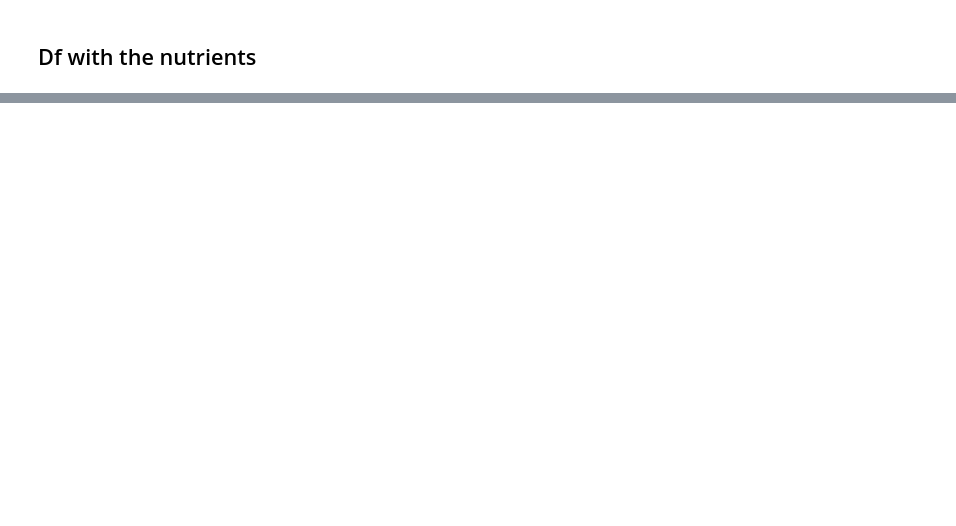
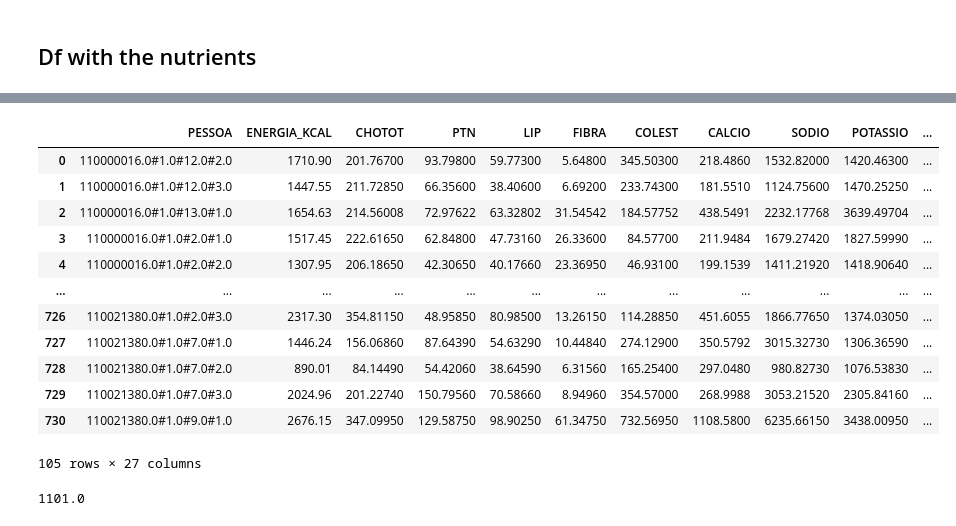
Before and after one commit to thalyson004/nutrition-study, a Jupyter notebook: notebooks/test.ipynb, the cells around one changed output, grey strips where cells are left out. Cells and saved outputs as stored; diff of their text form; code cells hidden in the pictures; blank space fills up the shorter version.

Commit message:
[002] Add sample of splitting into stratas.

```diff
--- a/notebooks/test.ipynb
+++ b/notebooks/test.ipynb
@@ -99,0 +118,23 @@ get_nutrients_dif(dfPerson)
+# %%
+splitted = split_into_stratas(dfPerson)
+# %%
+splitted[1101]
+# %% [output]
+|  | PESSOA | ENERGIA_KCAL | CHOTOT | PTN | LIP | FIBRA | COLEST | CALCIO | SODIO | POTASSIO | ... |
+| 0 | 110000016.0#1.0#12.0#2.0 | 1710.90 | 201.76700 | 93.79800 | 59.77300 | 5.64800 | 345.50300 | 218.4860 | 1532.82000 | 1420.46300 | ... |
+| 1 | 110000016.0#1.0#12.0#3.0 | 1447.55 | 211.72850 | 66.35600 | 38.40600 | 6.69200 | 233.74300 | 181.5510 | 1124.75600 | 1470.25250 | ... |
+| 2 | 110000016.0#1.0#13.0#1.0 | 1654.63 | 214.56008 | 72.97622 | 63.32802 | 31.54542 | 184.57752 | 438.5491 | 2232.17768 | 3639.49704 | ... |
+| 3 | 110000016.0#1.0#2.0#1.0 | 1517.45 | 222.61650 | 62.84800 | 47.73160 | 26.33600 | 84.57700 | 211.9484 | 1679.27420 | 1827.59990 | ... |
+| 4 | 110000016.0#1.0#2.0#2.0 | 1307.95 | 206.18650 | 42.30650 | 40.17660 | 23.36950 | 46.93100 | 199.1539 | 1411.21920 | 1418.90640 | ... |
+| ... | ... | ... | ... | ... | ... | ... | ... | ... | ... | ... | ... |
+| 726 | 110021380.0#1.0#2.0#3.0 | 2317.30 | 354.81150 | 48.95850 | 80.98500 | 13.26150 | 114.28850 | 451.6055 | 1866.77650 | 1374.03050 | ... |
+| 727 | 110021380.0#1.0#7.0#1.0 | 1446.24 | 156.06860 | 87.64390 | 54.63290 | 10.44840 | 274.12900 | 350.5792 | 3015.32730 | 1306.36590 | ... |
+| 728 | 110021380.0#1.0#7.0#2.0 | 890.01 | 84.14490 | 54.42060 | 38.64590 | 6.31560 | 165.25400 | 297.0480 | 980.82730 | 1076.53830 | ... |
+| 729 | 110021380.0#1.0#7.0#3.0 | 2024.96 | 201.22740 | 150.79560 | 70.58660 | 8.94960 | 354.57000 | 268.9988 | 3053.21520 | 2305.84160 | ... |
+| 730 | 110021380.0#1.0#9.0#1.0 | 2676.15 | 347.09950 | 129.58750 | 98.90250 | 61.34750 | 732.56950 | 1108.5800 | 6235.66150 | 3438.00950 | ... |
+105 rows × 27 columns
+# %%
+stratas = dfPerson['ESTRATO_POF'].unique()
+print(stratas[0])
+# %% [output]
+1101.0
```
Also changed, not shown: parts of 7 cells of this notebook, 1 other file.
